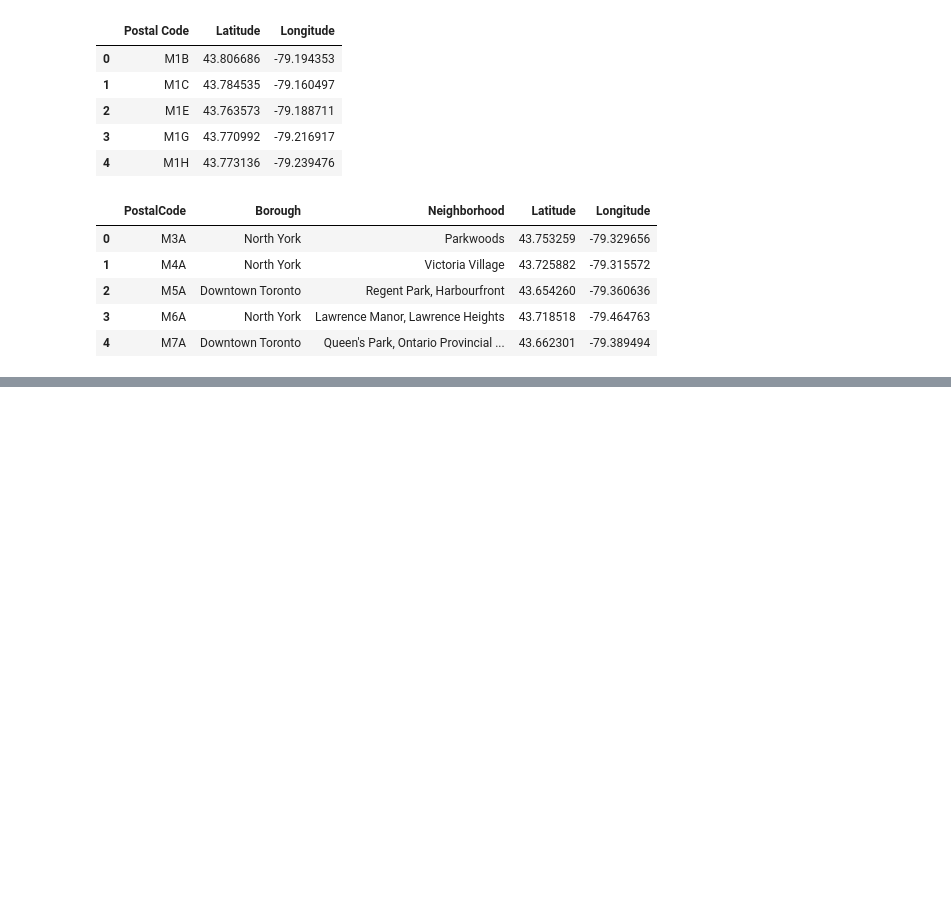
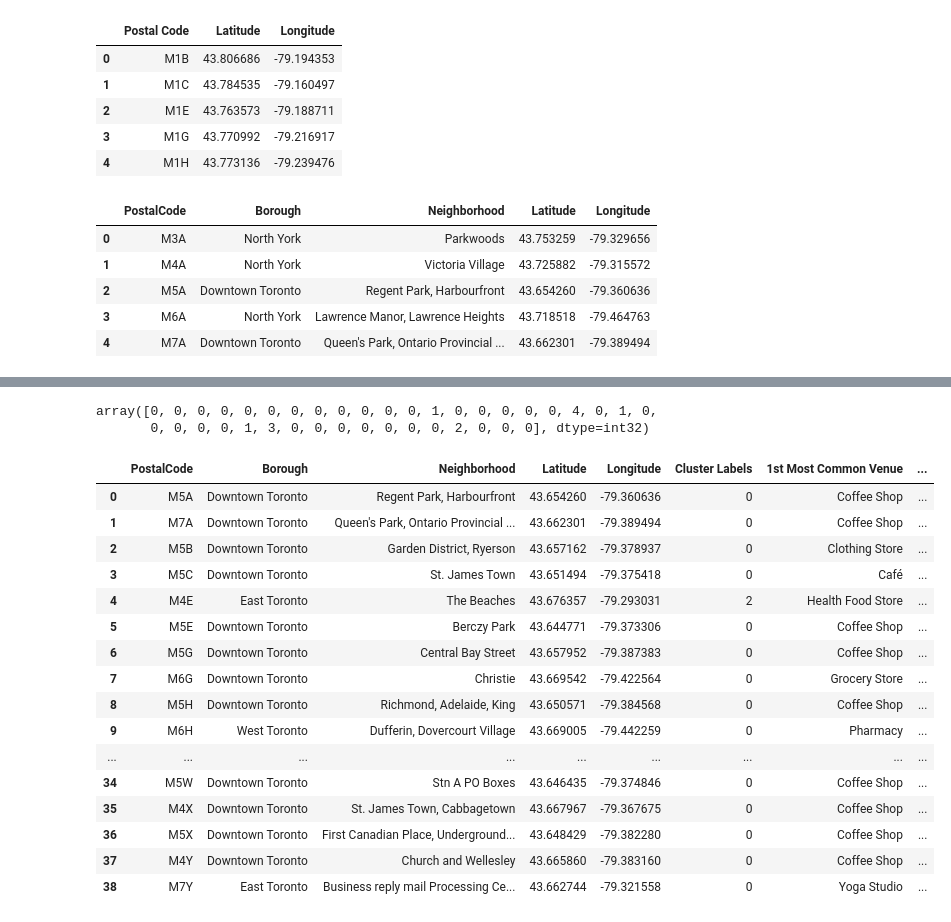
Before and after one commit to supragyabajpai/Coursera_Capstone, a Jupyter notebook: Week__3(c).ipynb, the cells around one changed output, grey strips where cells are left out. Drawn from its saved outputs; the diff is of its cells as text; code cells hidden in the pictures; blank space fills up the shorter version.

```diff
--- a/Week__3(c).ipynb
+++ b/Week__3(c).ipynb
@@ -123,3 +101,6 @@ for lat, lng, label in zip(df2['Latitude'], df2['Longitude'], df2['PostalCode'])
 map
 # %% [output]
 [interactive output not drawn]
+# %%
+toronto_df=df2[df2['Borough'].str.contains("Toronto")].reset_index(drop=True)
+toronto_df.head()
@@ -125,0 +379,22 @@ map
+# %%
+
+num_top_venues = 10
+
+indicators = ['st', 'nd', 'rd']
+
+# create columns according to number of top venues
+columns = ['Neighborhood']
+for ind in np.arange(num_top_venues):
+    try:
+        columns.append('{}{} Most Common Venue'.format(ind+1, indicators[ind]))
+    except:
+        columns.append('{}th Most Common Venue'.format(ind+1))
+
+# create a new dataframe
+neighborhoods_venues_sorted = pd.DataFrame(columns=columns)
+neighborhoods_venues_sorted['Neighborhood'] = toronto_grouped['Neighborhoods']
+
+for ind in np.arange(toronto_grouped.shape[0]):
+    neighborhoods_venues_sorted.iloc[ind, 1:] = return_most_common_venues(toronto_grouped.iloc[ind, :], num_top_venues)
+
+neighborhoods_venues_sorted.head()
@@ -125,0 +408,41 @@ map
+# %%
+kclusters = 5
+from sklearn.cluster import KMeans
+
+toronto_grouped_clustering = toronto_grouped.drop('Neighborhoods', 1)
+
+# run k-means clustering
+kmeans = KMeans(n_clusters=kclusters, random_state=0).fit(toronto_grouped_clustering)
+
+# check cluster labels generated for each row in the dataframe
+kmeans.labels_[0:100]
+# %% [output]
+array([0, 0, 0, 0, 0, 0, 0, 0, 0, 0, 0, 0, 1, 0, 0, 0, 0, 0, 4, 0, 1, 0,
+       0, 0, 0, 0, 1, 3, 0, 0, 0, 0, 0, 0, 0, 2, 0, 0, 0], dtype=int32)
+# %%
+neighborhoods_venues_sorted.insert(0, 'Cluster Labels', kmeans.labels_)
+# %%
+toronto_merged = toronto_df
+
+# merge toronto_grouped with toronto_data to add latitude/longitude for each neighborhood
+toronto_merged = toronto_merged.join(neighborhoods_venues_sorted.set_index('Neighborhood'), on='Neighborhood')
+
+toronto_merged
+# %% [output]
+|  | PostalCode | Borough | Neighborhood | Latitude | Longitude | Cluster Labels | 1st Most Common Venue | ... |
+| 0 | M5A | Downtown Toronto | Regent Park, Harbourfront | 43.654260 | -79.360636 | 0 | Coffee Shop | ... |
+| 1 | M7A | Downtown Toronto | Queen's Park, Ontario Provincial ... | 43.662301 | -79.389494 | 0 | Coffee Shop | ... |
+| 2 | M5B | Downtown Toronto | Garden District, Ryerson | 43.657162 | -79.378937 | 0 | Clothing Store | ... |
+| 3 | M5C | Downtown Toronto | St. James Town | 43.651494 | -79.375418 | 0 | Café | ... |
+| 4 | M4E | East Toronto | The Beaches | 43.676357 | -79.293031 | 2 | Health Food Store | ... |
+| 5 | M5E | Downtown Toronto | Berczy Park | 43.644771 | -79.373306 | 0 | Coffee Shop | ... |
+| 6 | M5G | Downtown Toronto | Central Bay Street | 43.657952 | -79.387383 | 0 | Coffee Shop | ... |
+| 7 | M6G | Downtown Toronto | Christie | 43.669542 | -79.422564 | 0 | Grocery Store | ... |
+| 8 | M5H | Downtown Toronto | Richmond, Adelaide, King | 43.650571 | -79.384568 | 0 | Coffee Shop | ... |
+| 9 | M6H | West Toronto | Dufferin, Dovercourt Village | 43.669005 | -79.442259 | 0 | Pharmacy | ... |
+| ... | ... | ... | ... | ... | ... | ... | ... | ... |
+| 34 | M5W | Downtown Toronto | Stn A PO Boxes | 43.646435 | -79.374846 | 0 | Coffee Shop | ... |
+| 35 | M4X | Downtown Toronto | St. James Town, Cabbagetown | 43.667967 | -79.367675 | 0 | Coffee Shop | ... |
+| 36 | M5X | Downtown Toronto | First Canadian Place, Underground... | 43.648429 | -79.382280 | 0 | Coffee Shop | ... |
+| 37 | M4Y | Downtown Toronto | Church and Wellesley | 43.665860 | -79.383160 | 0 | Coffee Shop | ... |
+| 38 | M7Y | East Toronto | Business reply mail Processing Ce... | 43.662744 | -79.321558 | 0 | Yoga Studio | ... |
```
Also changed, not shown: parts of 32 cells of this notebook.
